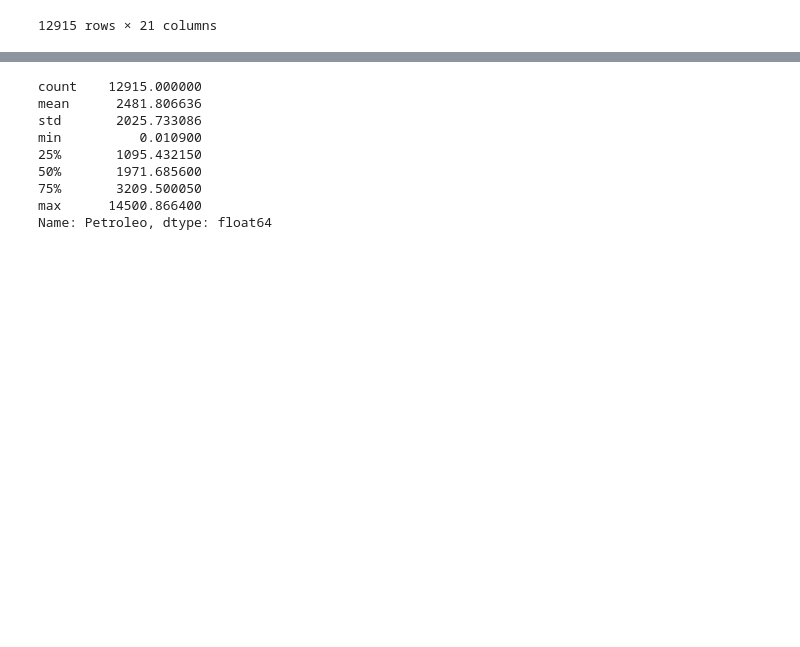
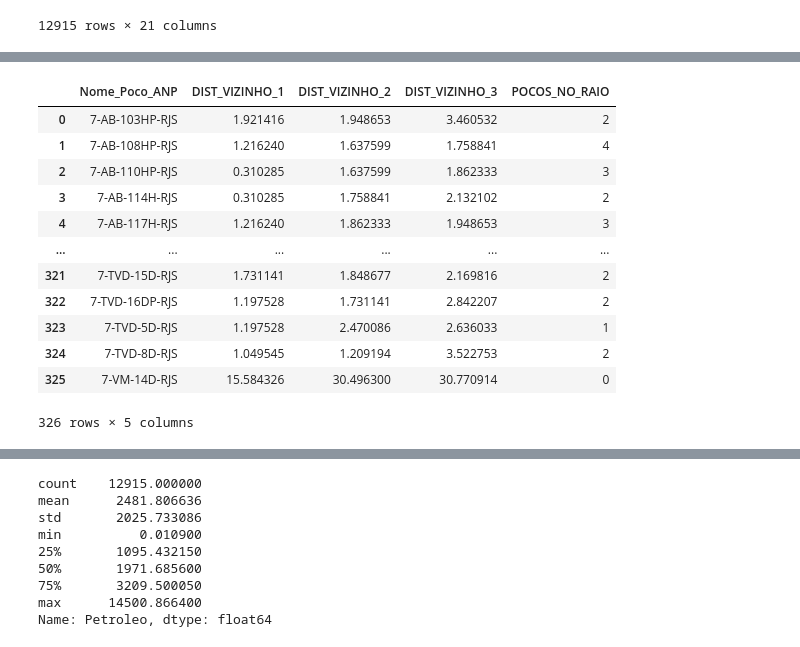
Before and after one commit to icarusrodrigues/MMQ_MSC_Icaro, a Jupyter notebook: models.ipynb, the cells around one changed output, grey strips where cells are left out. Saved outputs shown, nothing was run; the diff lists cells and outputs as text; code cells hidden in the pictures; blank space fills up the shorter version.

```diff
--- a/models.ipynb
+++ b/models.ipynb
@@ -138,0 +195,37 @@ sample_df
+# %%
+lista_distancias_finais = []
+
+for poco in df_dist_c.index:
+    vizinhos_ordenados = df_dist_c.loc[poco].sort_values()
+
+    dist_v1 = vizinhos_ordenados.iloc[1]
+    dist_v2 = vizinhos_ordenados.iloc[2]
+    dist_v3 = vizinhos_ordenados.iloc[3]
+
+    raio_limite = 2.0
+    pocos_no_raio = np.sum(vizinhos_ordenados.iloc[1:] <= raio_limite)
+
+    lista_distancias_finais.append({
+        'Nome_Poco_ANP': poco,
+        'DIST_VIZINHO_1': dist_v1,
+        'DIST_VIZINHO_2': dist_v2,
+        'DIST_VIZINHO_3': dist_v3,
+        'POCOS_NO_RAIO': pocos_no_raio
+    })
+
+df_features_espaciais = pd.DataFrame(lista_distancias_finais)
+df_features_espaciais
+# %% [output]
+|  | Nome_Poco_ANP | DIST_VIZINHO_1 | DIST_VIZINHO_2 | DIST_VIZINHO_3 | POCOS_NO_RAIO |
+| 0 | 7-AB-103HP-RJS | 1.921416 | 1.948653 | 3.460532 | 2 |
+| 1 | 7-AB-108HP-RJS | 1.216240 | 1.637599 | 1.758841 | 4 |
+| 2 | 7-AB-110HP-RJS | 0.310285 | 1.637599 | 1.862333 | 3 |
+| 3 | 7-AB-114H-RJS | 0.310285 | 1.758841 | 2.132102 | 2 |
+| 4 | 7-AB-117H-RJS | 1.216240 | 1.862333 | 1.948653 | 3 |
+| ... | ... | ... | ... | ... | ... |
+| 321 | 7-TVD-15D-RJS | 1.731141 | 1.848677 | 2.169816 | 2 |
+| 322 | 7-TVD-16DP-RJS | 1.197528 | 1.731141 | 2.842207 | 2 |
+| 323 | 7-TVD-5D-RJS | 1.197528 | 2.470086 | 2.636033 | 1 |
+| 324 | 7-TVD-8D-RJS | 1.049545 | 1.209194 | 3.522753 | 2 |
+| 325 | 7-VM-14D-RJS | 15.584326 | 30.496300 | 30.770914 | 0 |
+326 rows × 5 columns
```
Also changed, not shown: parts of 26 cells of this notebook, 1 other file.
